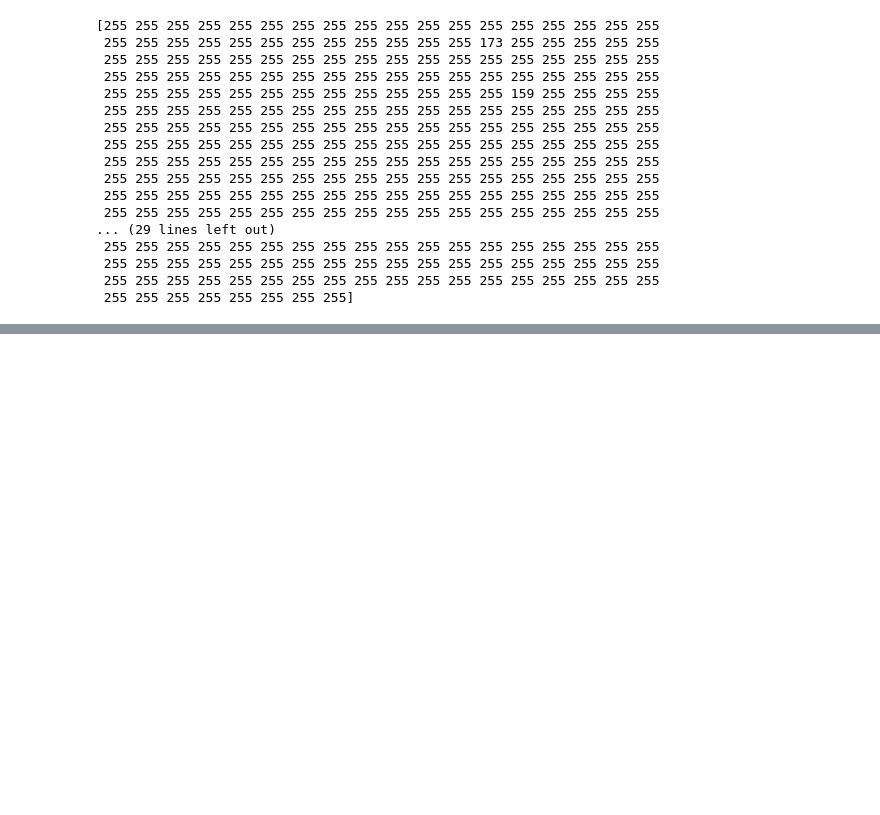
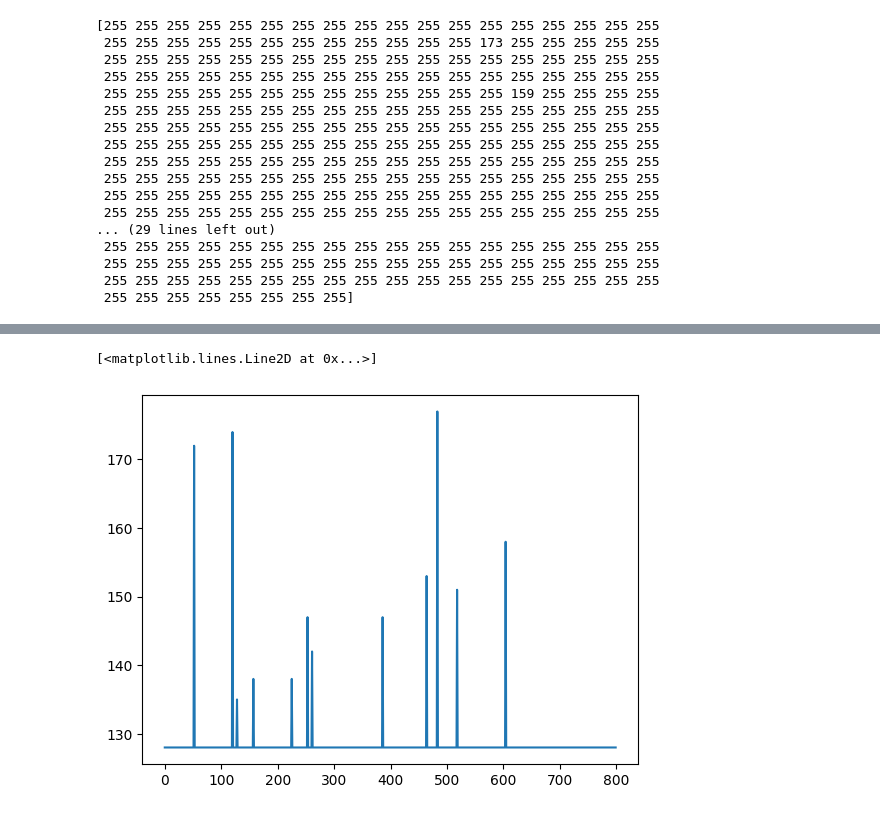
Before and after one commit to SharmilaJ14/KLA_Workshop, a Jupyter notebook: KLA Workshop.ipynb, the cells around one changed output, grey strips where cells are left out. Cells and saved outputs as stored; diff of their text form; code cells hidden in the pictures; blank space fills up the shorter version.

```diff
--- a/KLA Workshop.ipynb
+++ b/KLA Workshop.ipynb
@@ -109,0 +124,5 @@ This model will work under the condition that atleast one image will have the co
+# %%
+plt.plot(die2[7])
+# %% [output]
+[<matplotlib.lines.Line2D at 0x...>]
+[figure, added]
```
Also changed, not shown: parts of 27 cells of this notebook.
